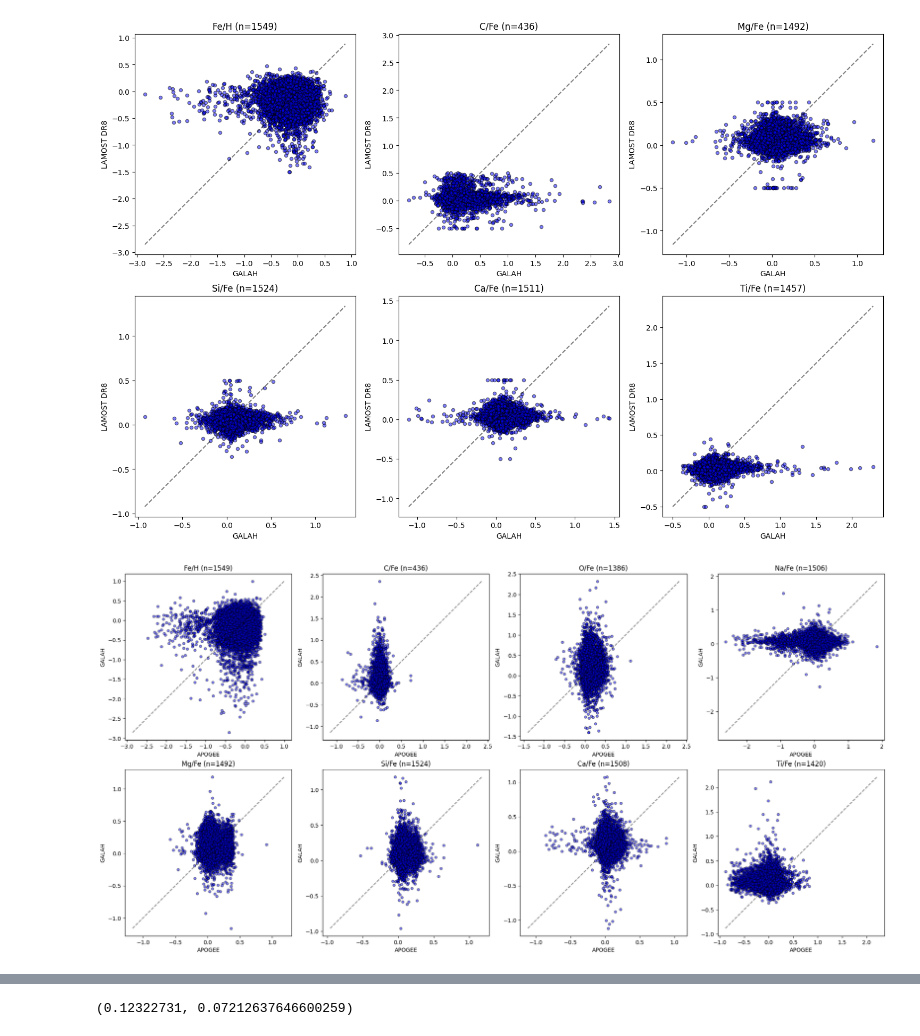
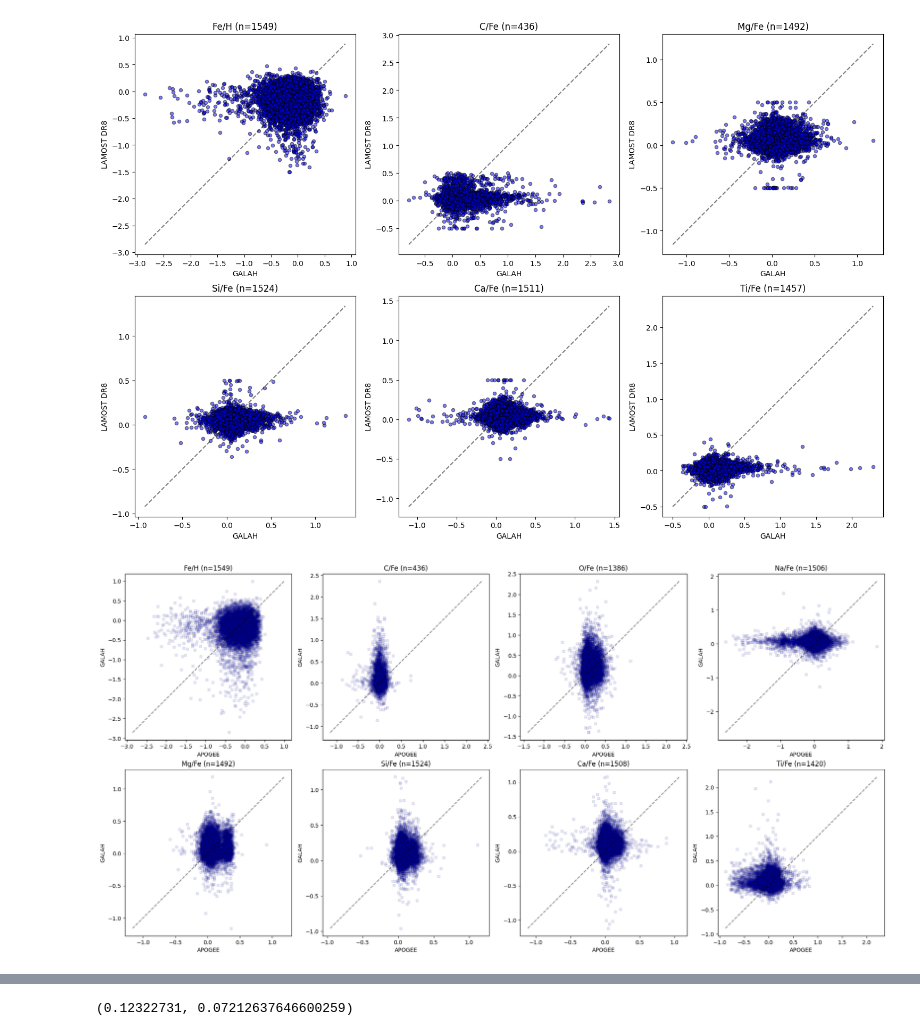
Before and after one commit to ssagynbayeva/K2-abundances, a Jupyter notebook: data-analysis.ipynb, the cells around one changed output, grey strips where cells are left out. Drawn from its saved outputs; the diff is of its cells as text; code cells hidden in the pictures.

```diff
--- a/data-analysis.ipynb
+++ b/data-analysis.ipynb
@@ -107,8 +107,6 @@ k2_updated
 | 241336 | 211914998 | 18 | 100.992 | 92.874 | 93.439 | 93.967 | 98.588 | 108.393 | 109.383 | 113.219 | 110.807 | ... |
 | 241337 | 211962097 | 18 | 295.027 | 358.410 | 294.420 | 299.896 | 309.960 | 312.412 | 273.927 | 267.456 | 274.259 | ... |
 206126 rows × 31 columns
-# %%
-k2_updated = k2_updated.rename(columns={'EPIC': 'EPIC_ID'})
 # %%
 k2all = k2all[k2all['EPIC_ID'].isin(common_epic_ids)].drop_duplicates(subset=['EPIC_ID'])
 # %%
@@ -638,33 +652,34 @@ elements = {
     'O/Fe': ('apogee_o_fe', 'galah_o_fe', 1386),
     'Na/Fe': ('apogee_na_fe', 'galah_na_fe', 1506),
     'Mg/Fe': ('apogee_mg_fe', 'galah_mg_fe', 1492),
     'Si/Fe': ('apogee_si_fe', 'galah_si_fe', 1524),
     'Ca/Fe': ('apogee_ca_fe', 'galah_ca_fe', 1508),
     'Ti/Fe': ('apogee_ti_fe', 'galah_ti_fe', 1420)
 }
 
 for i, (element, (apogee_col, galah_col, n_stars)) in enumerate(elements.items()):
     apogee_data = apogee[apogee['GaiaDR3'].isin(common_gaia_ids_apogee_galah)].copy()[apogee_col]
     galah_data = galah[galah['GaiaDR3'].isin(common_gaia_ids_apogee_galah)].copy()[galah_col]
 
     axes[i].scatter(apogee_data, galah_data,
                    edgecolor='black',
                    facecolor='blue',
-                   alpha=0.5,
-                   s=20)
+                   alpha=0.1,
+                   s=20,
+                   marker=',')
 
     axes[i].set_xlabel('APOGEE')
     axes[i].set_ylabel('GALAH')
     axes[i].set_title(f'{element} (n={n_stars})')
 
     min_val = min(apogee_data.min(), galah_data.min())
     max_val = max(apogee_data.max(), galah_data.max())
     axes[i].plot([min_val, max_val], [min_val, max_val], 'k--', alpha=0.5)
 
     axes[i].set_aspect('equal', adjustable='box')
 
 plt.tight_layout()
 
 plt.show()
 # %% [output]
-[figure, old version]
+[figure, new version]
```
Also changed, not shown: parts of 44 cells of this notebook.
